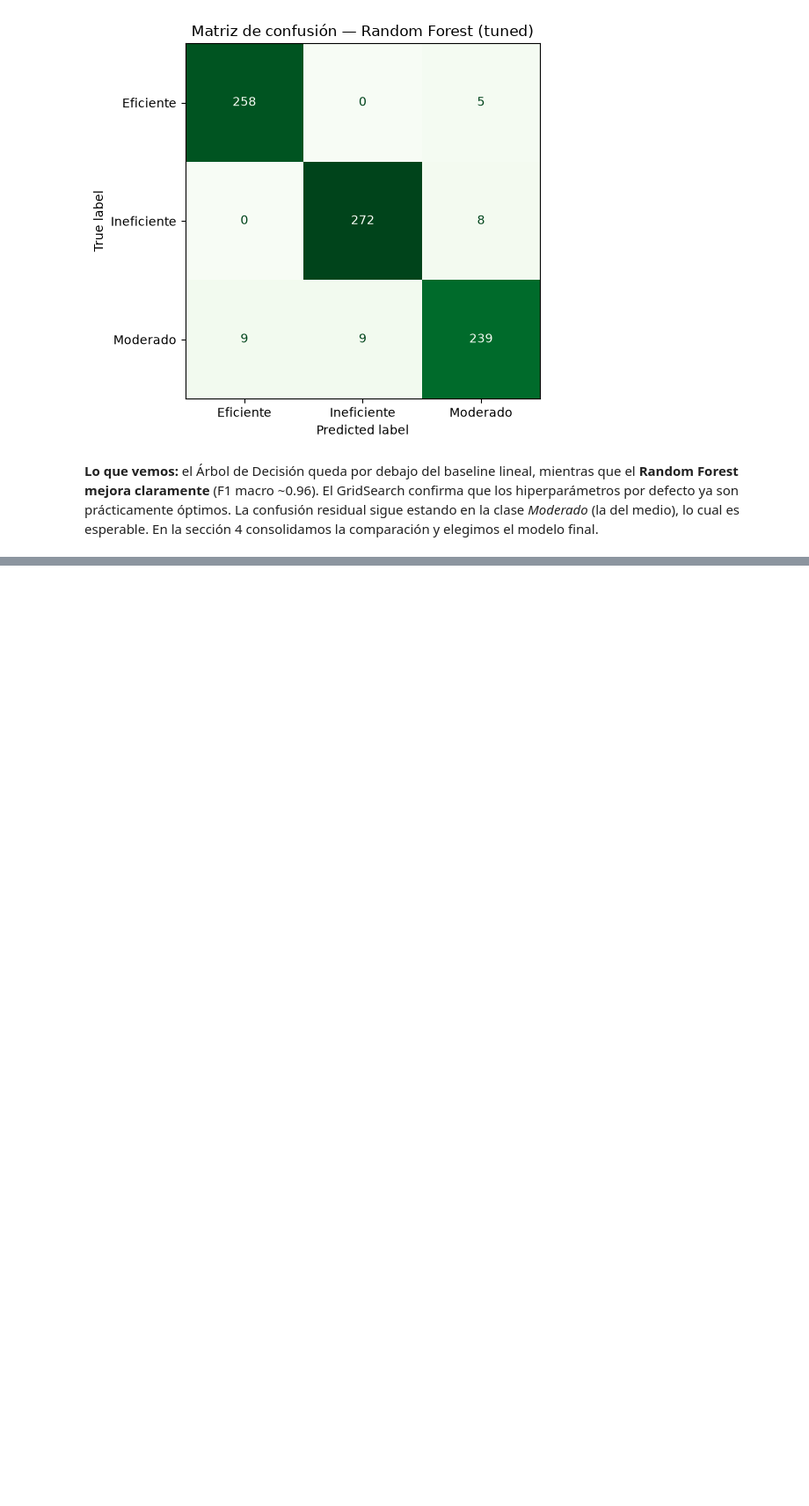
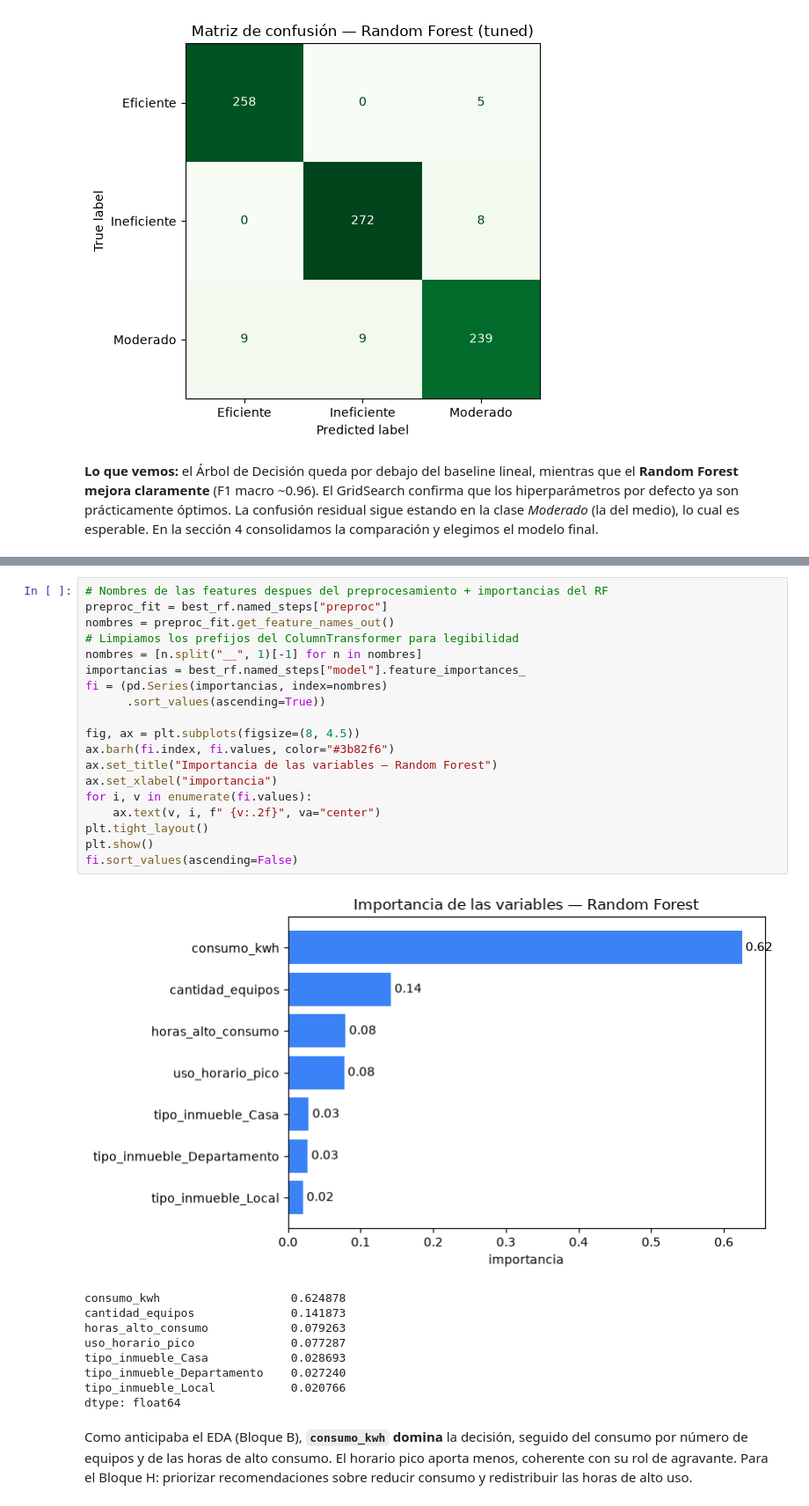
Before and after one commit to No-Country-simulation/G9-LATAM-Team-36, a Jupyter notebook: data-science/notebooks/02_entrenamiento_modelos.ipynb, the cells around one changed output, grey strips where cells are left out. Shown at 88% size. Drawn from its saved outputs; the diff is of its cells as text; blank space fills up the shorter version.

Commit message:
feat(C): notebook 02 parte 3 - comparacion, feature importance y serializacion

```diff
--- a/data-science/notebooks/02_entrenamiento_modelos.ipynb
+++ b/data-science/notebooks/02_entrenamiento_modelos.ipynb
@@ -263,0 +287,31 @@ plt.show()
+# %%
+# Nombres de las features despues del preprocesamiento + importancias del RF
+preproc_fit = best_rf.named_steps["preproc"]
+nombres = preproc_fit.get_feature_names_out()
+# Limpiamos los prefijos del ColumnTransformer para legibilidad
+nombres = [n.split("__", 1)[-1] for n in nombres]
+importancias = best_rf.named_steps["model"].feature_importances_
+fi = (pd.Series(importancias, index=nombres)
+      .sort_values(ascending=True))
+
+fig, ax = plt.subplots(figsize=(8, 4.5))
+ax.barh(fi.index, fi.values, color="#3b82f6")
+ax.set_title("Importancia de las variables — Random Forest")
+ax.set_xlabel("importancia")
+for i, v in enumerate(fi.values):
+    ax.text(v, i, f" {v:.2f}", va="center")
+plt.tight_layout()
+plt.show()
+fi.sort_values(ascending=False)
+# %% [output]
+[figure, added]
+consumo_kwh                   0.624878
+cantidad_equipos              0.141873
+horas_alto_consumo            0.079263
+uso_horario_pico              0.077287
+tipo_inmueble_Casa            0.028693
+tipo_inmueble_Departamento    0.027240
+tipo_inmueble_Local           0.020766
+dtype: float64
+# %% [markdown]
+Como anticipaba el EDA (Bloque B), **`consumo_kwh` domina** la decisión, seguido del consumo por número de equipos y de las horas de alto consumo. El horario pico aporta menos, coherente con su rol de agravante. Para el Bloque H: priorizar recomendaciones sobre reducir consumo y redistribuir las horas de alto uso.
```
Also changed, not shown: parts of 9 cells of this notebook, 2 other files.
